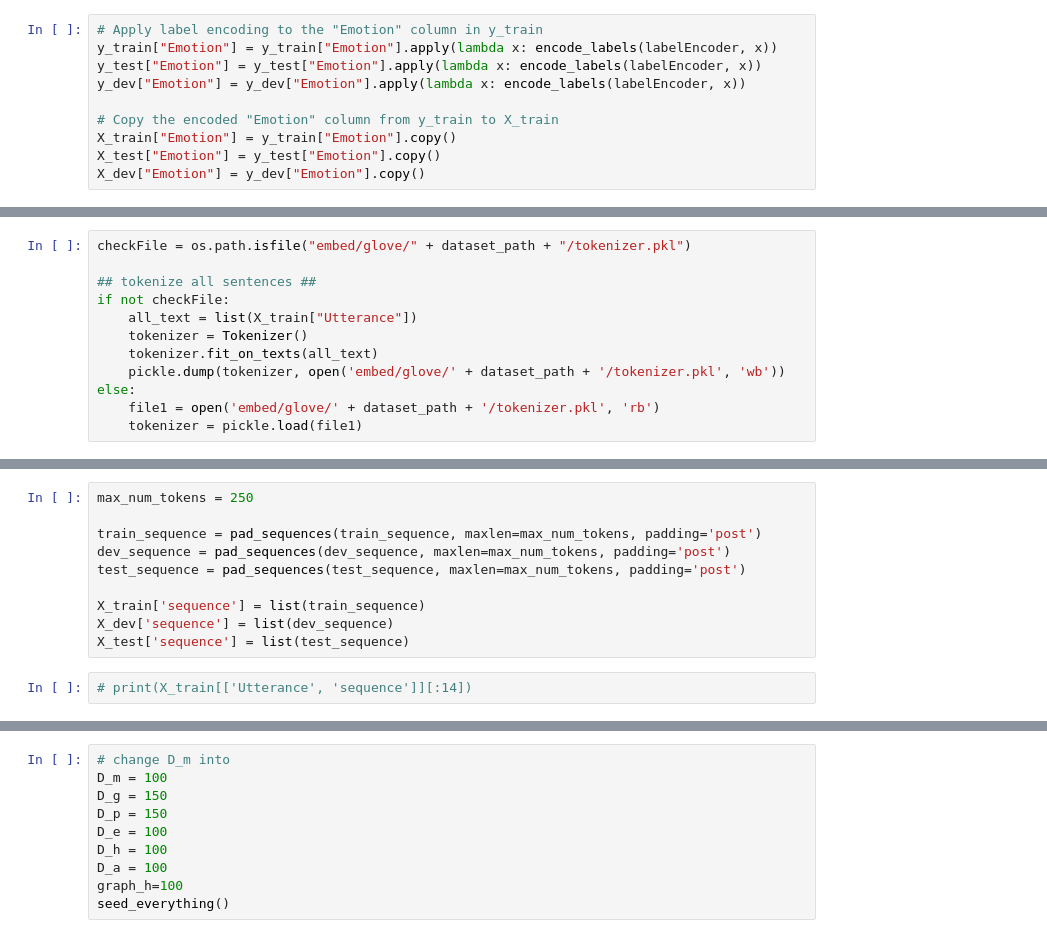
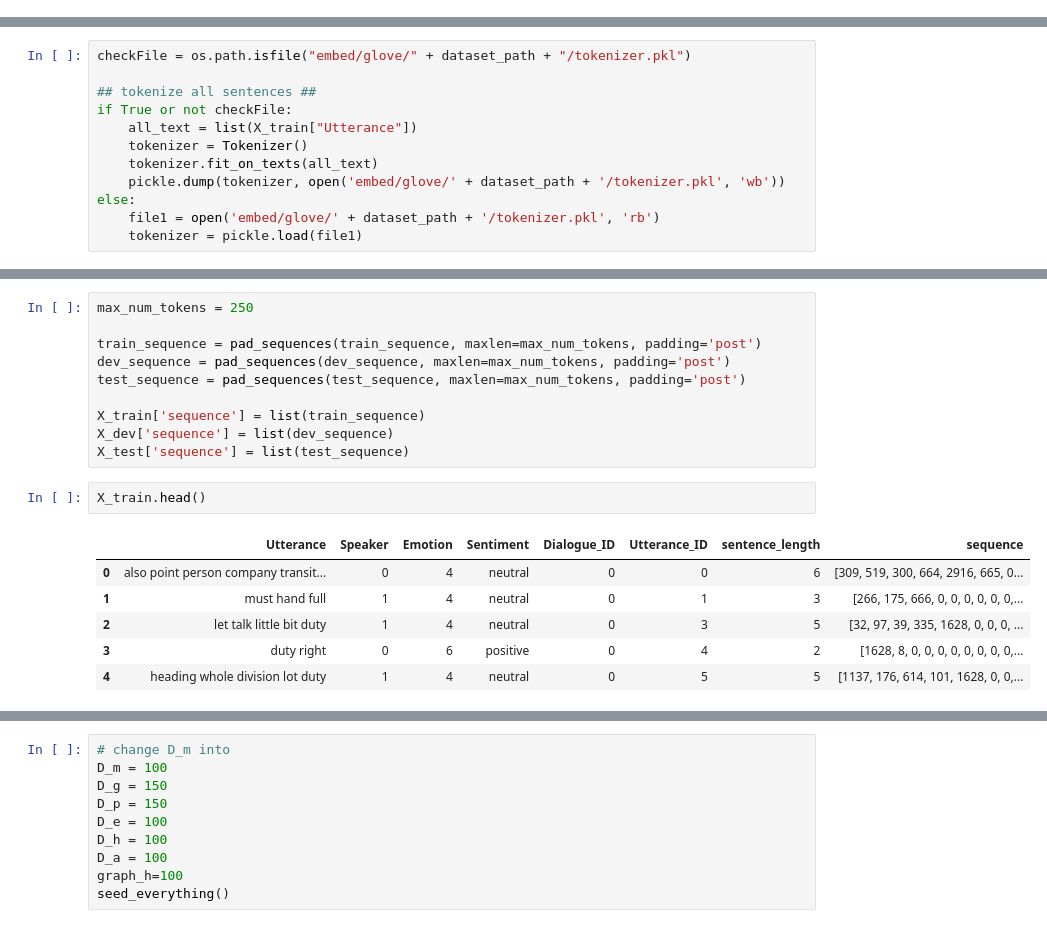
Before and after one commit to ELIJDAYO/ER_GAT, a Jupyter notebook: CNN_contextEncoder.ipynb, the cells around one changed output, grey strips where cells are left out. Cells and saved outputs as stored; diff of their text form.

```diff
--- a/CNN_contextEncoder.ipynb
+++ b/CNN_contextEncoder.ipynb
@@ -223,16 +208,6 @@ else:
     labelDecoder = pickle.load(file2)
     file1.close()
     file2.close()
-# %%
-# Apply label encoding to the "Emotion" column in y_train
-y_train["Emotion"] = y_train["Emotion"].apply(lambda x: encode_labels(labelEncoder, x))
-y_test["Emotion"] = y_test["Emotion"].apply(lambda x: encode_labels(labelEncoder, x))
-y_dev["Emotion"] = y_dev["Emotion"].apply(lambda x: encode_labels(labelEncoder, x))
-
-# Copy the encoded "Emotion" column from y_train to X_train
-X_train["Emotion"] = y_train["Emotion"].copy()
-X_test["Emotion"] = y_test["Emotion"].copy()
-X_dev["Emotion"] = y_dev["Emotion"].copy()
 # %%
 # Check if the file already exists
 checkFile1 = os.path.isfile("data/dump/" + dataset_path + "/labels_train.pkl")
@@ -302,7 +235,7 @@ print(len(rangesDev))
 checkFile = os.path.isfile("embed/glove/" + dataset_path + "/tokenizer.pkl")
 
 ## tokenize all sentences ##
-if not checkFile:
+if True or not checkFile:
     all_text = list(X_train["Utterance"])
     tokenizer = Tokenizer()
     tokenizer.fit_on_texts(all_text)
@@ -329,8 +262,15 @@ test_sequence = pad_sequences(test_sequence, maxlen=max_num_tokens, padding='pos
 X_train['sequence'] = list(train_sequence)
 X_dev['sequence'] = list(dev_sequence)
 X_test['sequence'] = list(test_sequence)
-# %%
-# print(X_train[['Utterance', 'sequence']][:14])
+# %%
+X_train.head()
+# %% [output]
+|  | Utterance | Speaker | Emotion | Sentiment | Dialogue_ID | Utterance_ID | sentence_length | sequence |
+| 0 | also point person company transit... | 0 | 4 | neutral | 0 | 0 | 6 | [309, 519, 300, 664, 2916, 665, 0... |
+| 1 | must hand full | 1 | 4 | neutral | 0 | 1 | 3 | [266, 175, 666, 0, 0, 0, 0, 0, 0,... |
+| 2 | let talk little bit duty | 1 | 4 | neutral | 0 | 3 | 5 | [32, 97, 39, 335, 1628, 0, 0, 0, ... |
+| 3 | duty right | 0 | 6 | positive | 0 | 4 | 2 | [1628, 8, 0, 0, 0, 0, 0, 0, 0, 0,... |
+| 4 | heading whole division lot duty | 1 | 4 | neutral | 0 | 5 | 5 | [1137, 176, 614, 101, 1628, 0, 0,... |
 # %%
 print(X_train['Utterance'][0])
 # %% [output]
```
Also changed, not shown: parts of 60 cells of this notebook, 6 other files.
